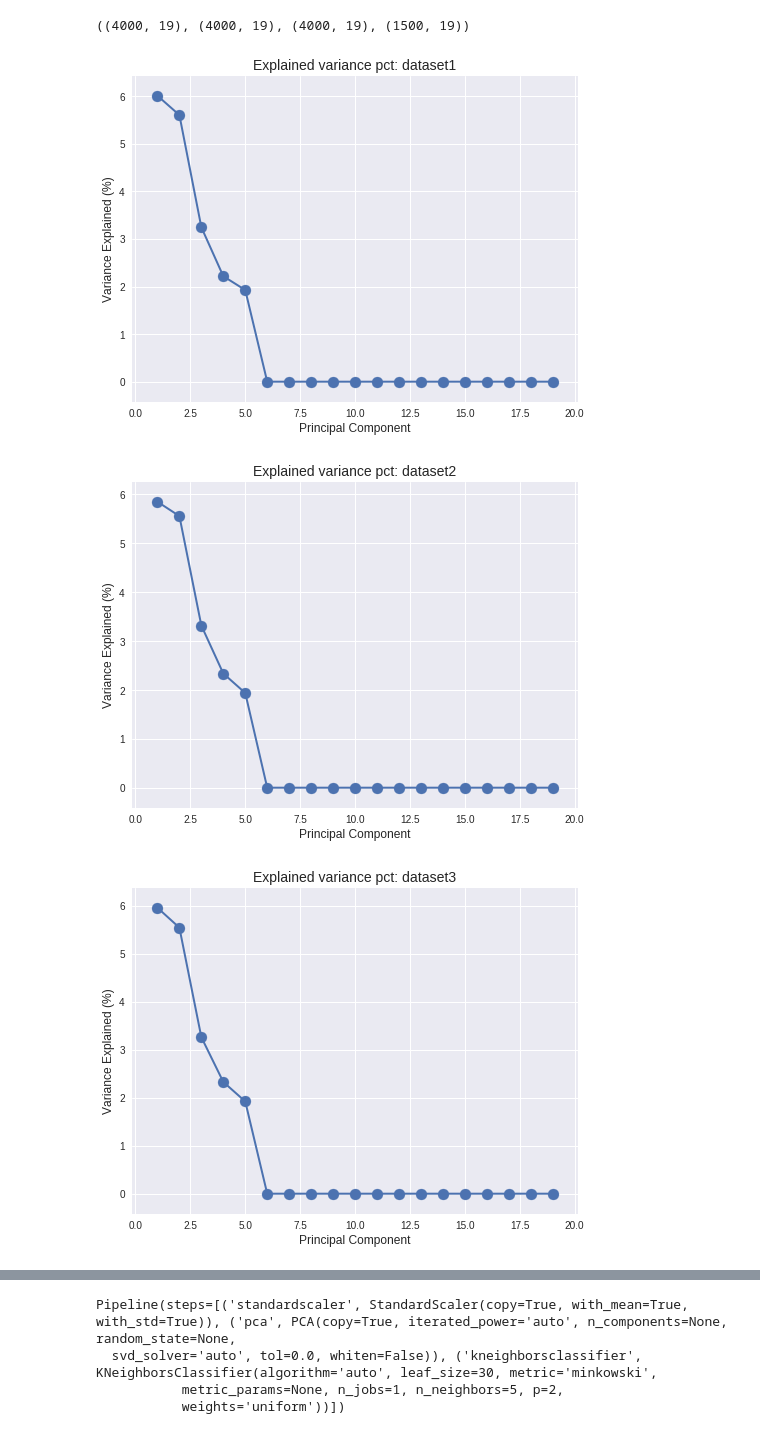
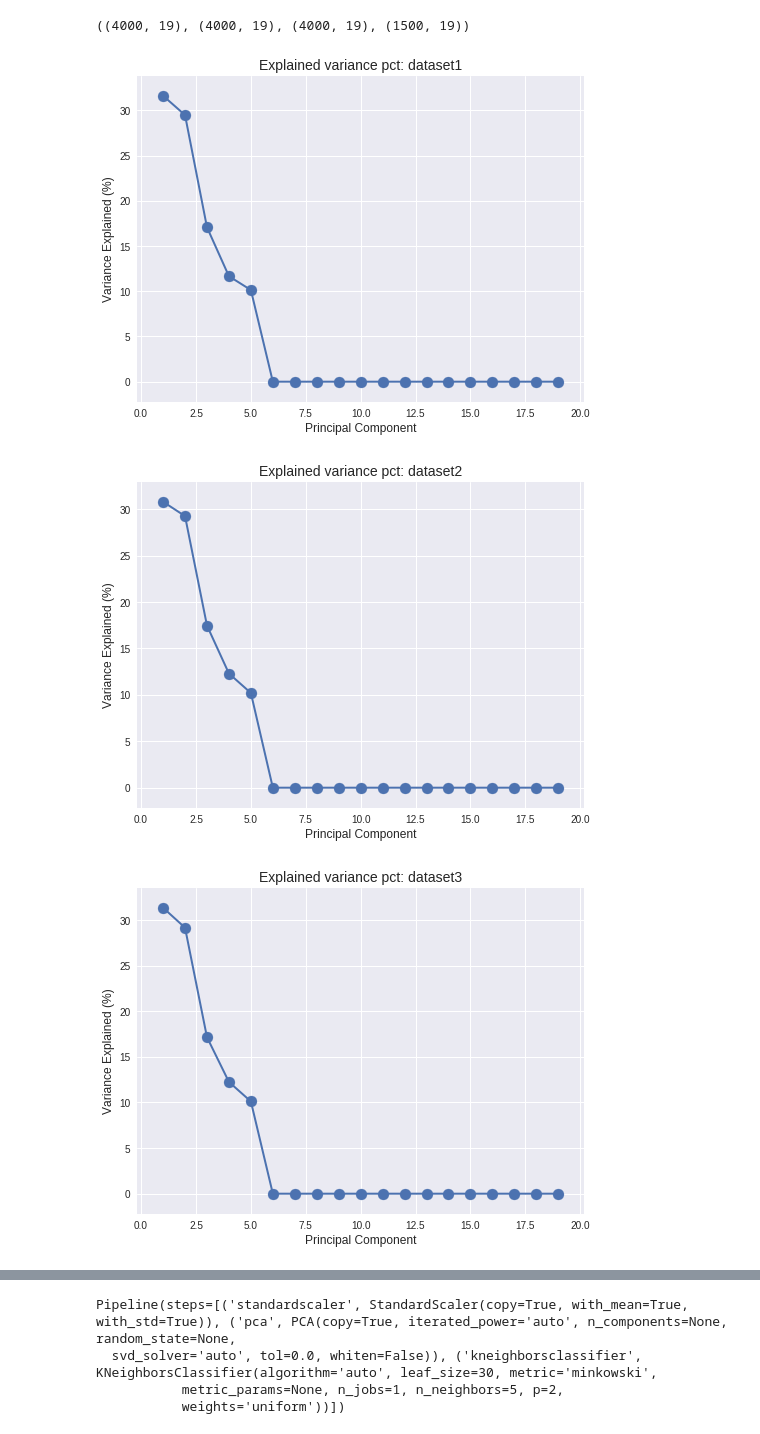
Before and after one commit to SangitaG/FeatureEngineeringAndModeling, a Jupyter notebook: ipynb_DB/P3_NB3_FeatureImportance_DB.ipynb, the cells around one changed output, grey strips where cells are left out. Drawn from its saved outputs; the diff is of its cells as text; code cells hidden in the pictures.

```diff
--- a/ipynb_DB/P3_NB3_FeatureImportance_DB.ipynb
+++ b/ipynb_DB/P3_NB3_FeatureImportance_DB.ipynb
@@ -421,16 +416,16 @@ def plot_PCA_explained_var(exp_var, dataset_num):
 # %%
 cnt = 0
 for X_subset in X_train_sel_feats_subsets_scaled_df:
     cnt+=1
     pca = PCA()
     pca.fit(X_subset)
-    exp_var = pca.explained_variance_
+    exp_var = pca.explained_variance_ratio_
 
-    plot_PCA_explained_var(exp_var, dataset_num = cnt)
+    plot_PCA_explained_var(exp_var*100, dataset_num = cnt)
 # %% [output]
-[figure, old version]
+[figure, new version]
-[figure, old version]
+[figure, new version]
-[figure, old version]
+[figure, new version]
 # %%
 # We clearly see here that there are 5 informative components of the datasets.
 # %%
```
Also changed, not shown: parts of 2 cells of this notebook.
